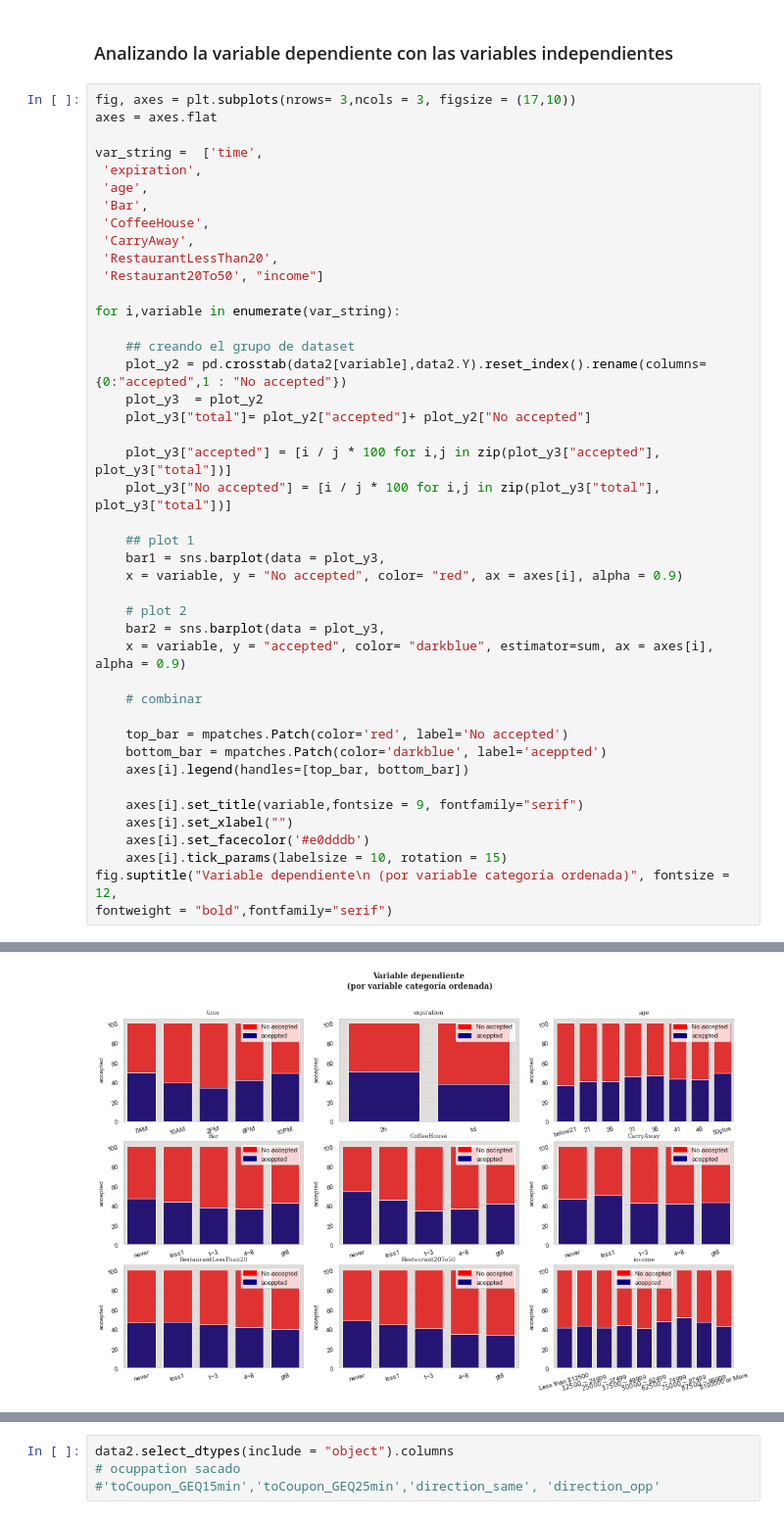
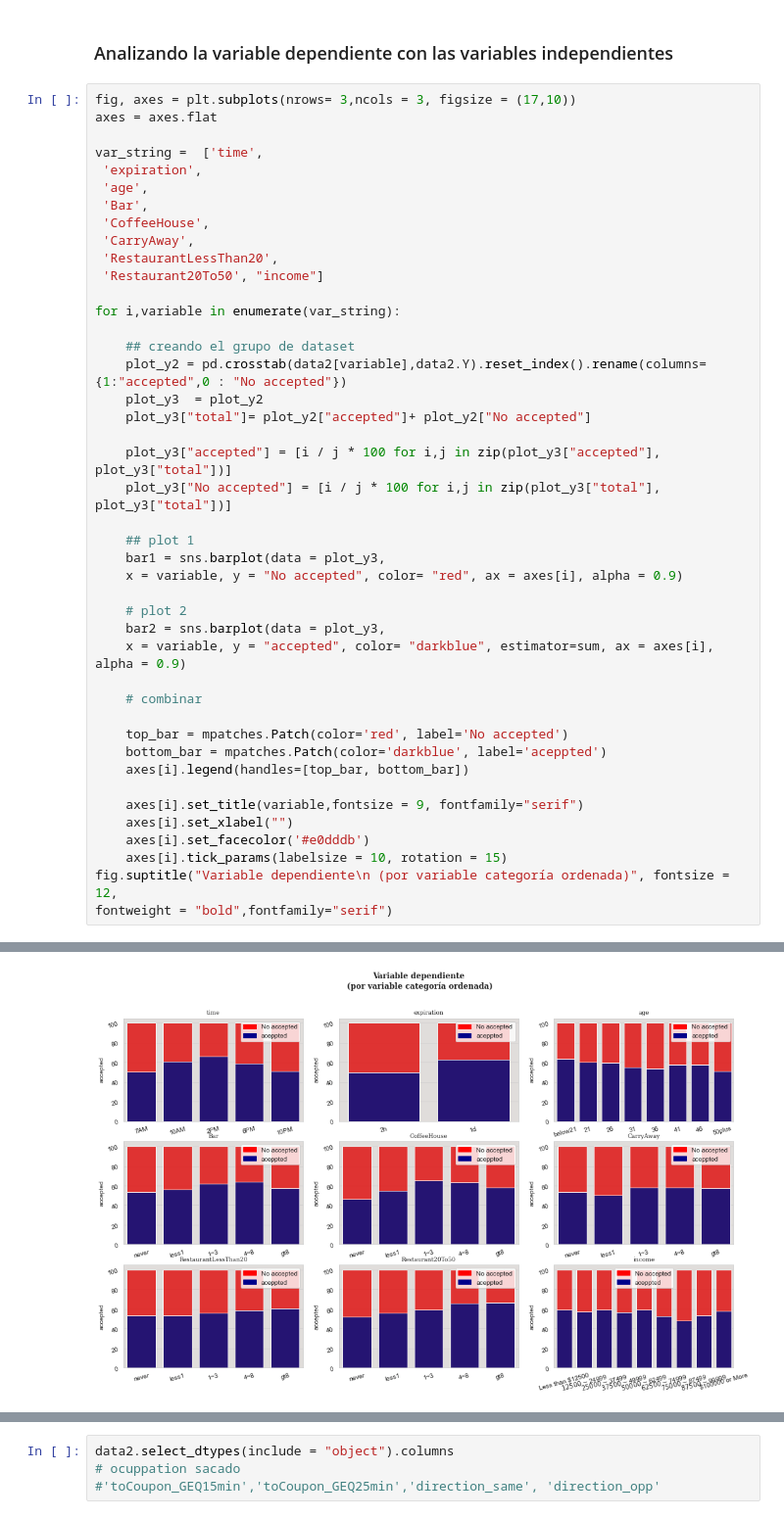
Before and after one commit to jose25050/proyectoMachineLearning, a Jupyter notebook: script.ipynb, the cells around one changed output, grey strips where cells are left out. Shown at 98% size. Saved outputs shown, nothing was run; the diff lists cells and outputs as text.

```diff
--- a/script.ipynb
+++ b/script.ipynb
@@ -319,36 +342,36 @@ var_string =  ['time',
 for i,variable in enumerate(var_string):
 
     ## creando el grupo de dataset
-    plot_y2 = pd.crosstab(data2[variable],data2.Y).reset_index().rename(columns={0:"accepted",1 : "No accepted"})
+    plot_y2 = pd.crosstab(data2[variable],data2.Y).reset_index().rename(columns={1:"accepted",0 : "No accepted"})
     plot_y3  = plot_y2
     plot_y3["total"]= plot_y2["accepted"]+ plot_y2["No accepted"]
 
     plot_y3["accepted"] = [i / j * 100 for i,j in zip(plot_y3["accepted"], plot_y3["total"])]
     plot_y3["No accepted"] = [i / j * 100 for i,j in zip(plot_y3["total"], plot_y3["total"])]
 
     ## plot 1
     bar1 = sns.barplot(data = plot_y3,
     x = variable, y = "No accepted", color= "red", ax = axes[i], alpha = 0.9)
 
     # plot 2
     bar2 = sns.barplot(data = plot_y3,
     x = variable, y = "accepted", color= "darkblue", estimator=sum, ax = axes[i], alpha = 0.9)
 
     # combinar
 
     top_bar = mpatches.Patch(color='red', label='No accepted')
     bottom_bar = mpatches.Patch(color='darkblue', label='aceppted')
     axes[i].legend(handles=[top_bar, bottom_bar])
 
     axes[i].set_title(variable,fontsize = 9, fontfamily="serif")
     axes[i].set_xlabel("")
     axes[i].set_facecolor('#e0dddb')
     axes[i].tick_params(labelsize = 10, rotation = 15)
 fig.suptitle("Variable dependiente\n (por variable categoría ordenada)", fontsize = 12,
 fontweight = "bold",fontfamily="serif")
 # %% [output]
 Text(0.5, 0.98, 'Variable dependiente\n (por variable categoría ordenada)')
-[figure, old version]
+[figure, new version]
 # %%
 fig, axes = plt.subplots(nrows= 3,ncols = 3, figsize = (17,10))
 axes = axes.flat
```
Also changed, not shown: parts of 34 cells of this notebook.
